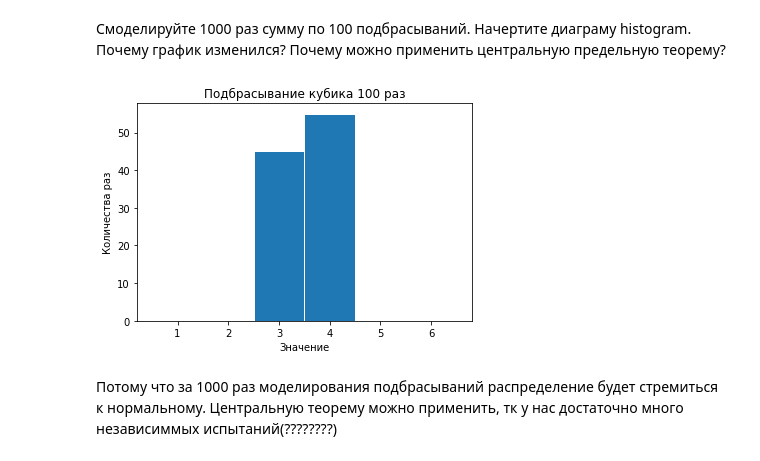
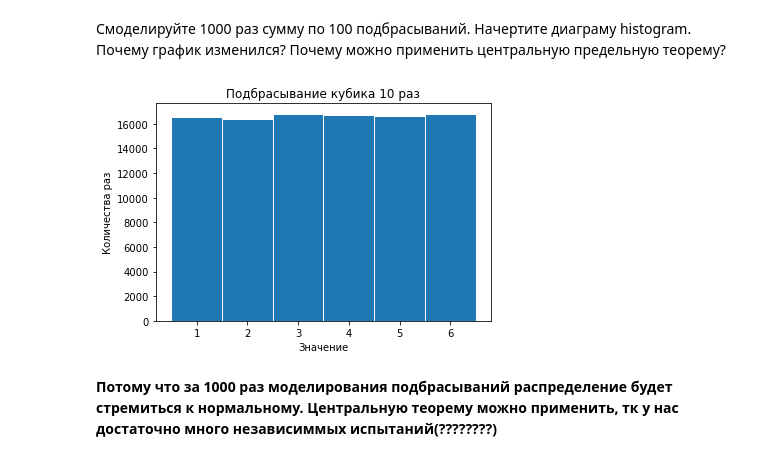
Before and after one commit to Bull6/Automated_Information_Processing_Systems, a Jupyter notebook: H.W.7_Statistics plus (Many data in Diagrams).ipynb, the cells around one changed output. Saved outputs shown, nothing was run; the diff lists cells and outputs as text; code cells hidden in the pictures.

```diff
--- a/hw7.ipynb
+++ b/H.W.7_Statistics plus (Many data in Diagrams).ipynb
@@ -245,23 +245,22 @@ pylab.show()
 # %% [markdown]
 Смоделируйте 1000 раз сумму по 100 подбрасываний. Начертите диаграму histogram. Почему график изменился? Почему можно применить центральную предельную теорему?
 # %%
-import pylab
-import numpy
+# Создаем Массив значений
+values=[]
+# Количество испытаний
+n = 100
 
-# Количество испытаний
-trials = 100
-values = numpy.random.randint(1, 7, size=trials)
-# Массив значений
-for i in range (999):
-    values = values + numpy.random.randint(1, 7, size=trials)
-pylab.hist(values/1000, bins=[0.5, 1.5, 2.5, 3.5, 4.5, 5.5, 6.5], edgecolor='white')
+# Заполняем массив результатами испытаний
+[[values.append(numpy.random.randint(1, 7)) for i in range (n)] for j in range(1000)]
 
-pylab.xlabel('Значение')
-pylab.ylabel('Количества раз')
-pylab.title('Подбрасывание кубика ' + str(trials) + ' раз')
-pylab.show()
+plt.hist(values, bins=[0.5, 1.5, 2.5, 3.5, 4.5, 5.5, 6.5], edgecolor='white')
+
+plt.xlabel('Значение')
+plt.ylabel('Количества раз')
+plt.title('Подбрасывание кубика ' + str(trials) + ' раз')
+plt.show()
 # %% [output]
-[figure, old version]
+[figure, new version]
 # %% [markdown]
-Потому что за 1000 раз моделирования подбрасываний распределение будет стремиться к нормальному.
-Центральную теорему можно применить, тк у нас достаточно много независиммых испытаний(????????)
+**Потому что за 1000 раз моделирования подбрасываний распределение будет стремиться к нормальному.
+Центральную теорему можно применить, тк у нас достаточно много независиммых испытаний(????????)**
```
Also changed, not shown: parts of 10 cells of this notebook, 10 other files.
